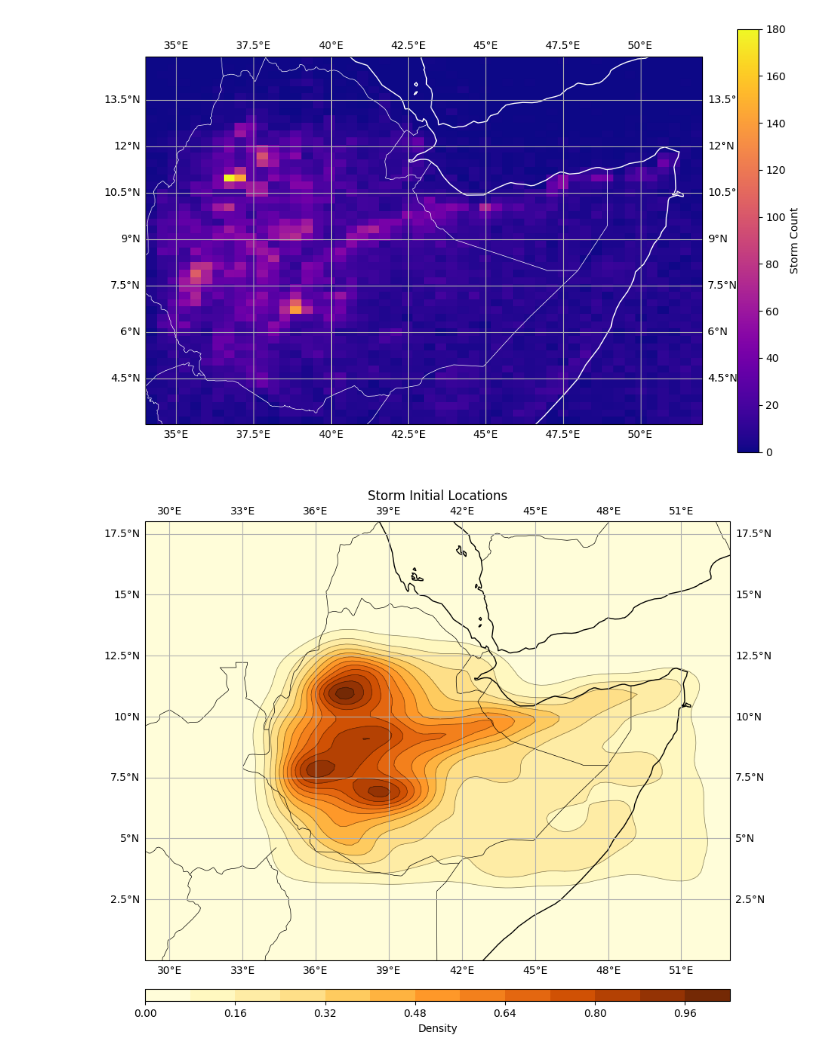
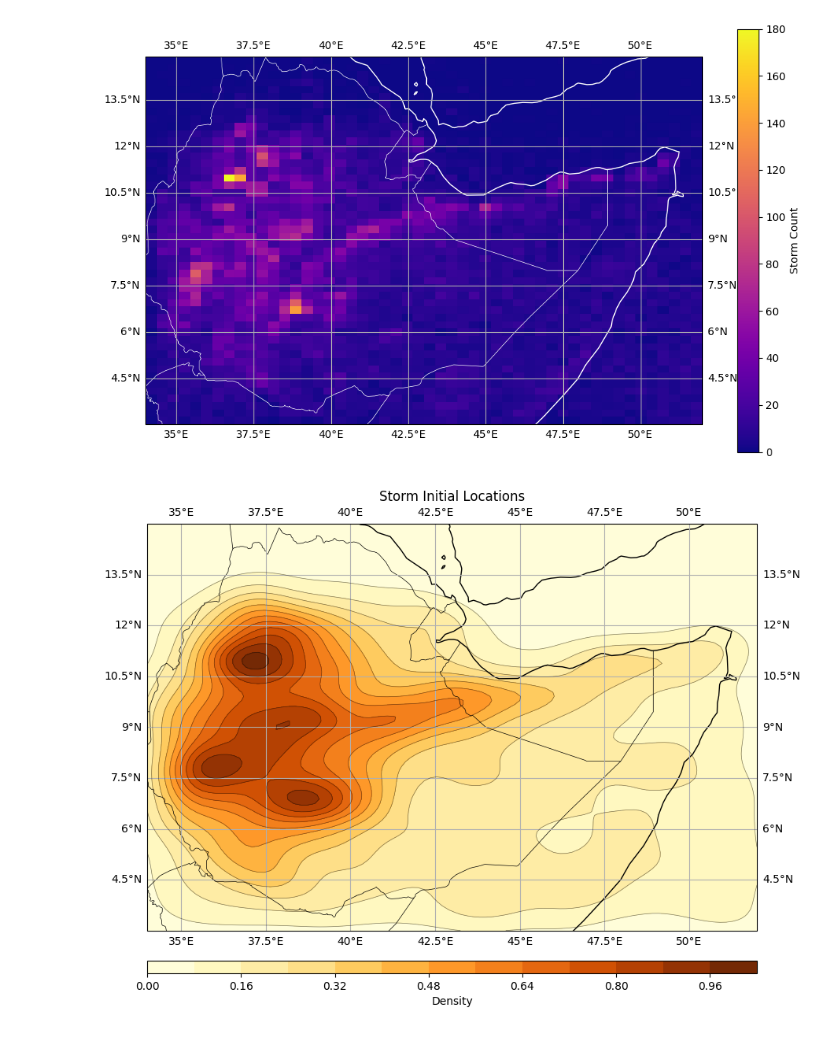
Before and after one commit to seangtkelley/uor-msc-dissertation-xai-african-storms, a Jupyter notebook: src/explore.ipynb, the cells around one changed output. Saved outputs shown, nothing was run; the diff lists cells and outputs as text; code cells hidden in the pictures.

Commit message:
update plots with new region

```diff
--- a/src/explore.ipynb
+++ b/src/explore.ipynb
@@ -43,33 +43,33 @@ from scipy.stats import gaussian_kde
 
 # 2D kernel density estimation
 xy = np.vstack([storm_inits["Lon"], storm_inits["Lat"]])
 kde = gaussian_kde(xy)
-xmin, xmax = config.MAP_AREA_EXTENT[0], config.MAP_AREA_EXTENT[1]
-ymin, ymax = config.MAP_AREA_EXTENT[2], config.MAP_AREA_EXTENT[3]
+xmin, xmax = config.DATA_REGION_EXTENT[0], config.DATA_REGION_EXTENT[1]
+ymin, ymax = config.DATA_REGION_EXTENT[2], config.DATA_REGION_EXTENT[3]
 X, Y = np.mgrid[xmin:xmax:100j, ymin:ymax:100j]
 positions = np.vstack([X.ravel(), Y.ravel()])
 Z = np.reshape(kde(positions).T, X.shape)
 
 # normalize Z for consistent color scaling
 Z /= Z.max()
 
 # setup plot of east africa
 plt.figure(figsize=(10, 10))
 ax = plt.axes(projection=ccrs.PlateCarree())
 # ax.set_extent(config.MAP_AREA_EXTENT, crs=ccrs.PlateCarree())
 ax.coastlines(resolution='50m', color='black', linewidth=1)
 ax.add_feature(cf.BORDERS, linewidth=0.5)
 ax.gridlines(draw_labels=True)
 
 # add filled contours and contour lines
 ctf = ax.contourf(X, Y, Z, levels=15, cmap="YlOrBr")
 ax.contour(X, Y, Z, levels=15, colors='k', linewidths=0.5, alpha=0.5)
 cbar = plt.colorbar(ctf, ax=ax, orientation='horizontal', pad=0.05, aspect=50)
 cbar.set_label("Density")
 
 # Styling
 ax.set_title("Storm Initial Locations")
 plt.savefig(config.FIGURES_DIR/"storm_init_kde.png")
 plt.show()
 # %% [output]
-[figure, old version]
+[figure, new version]
```
Also changed, not shown: parts of 4 cells of this notebook, 2 other files.
